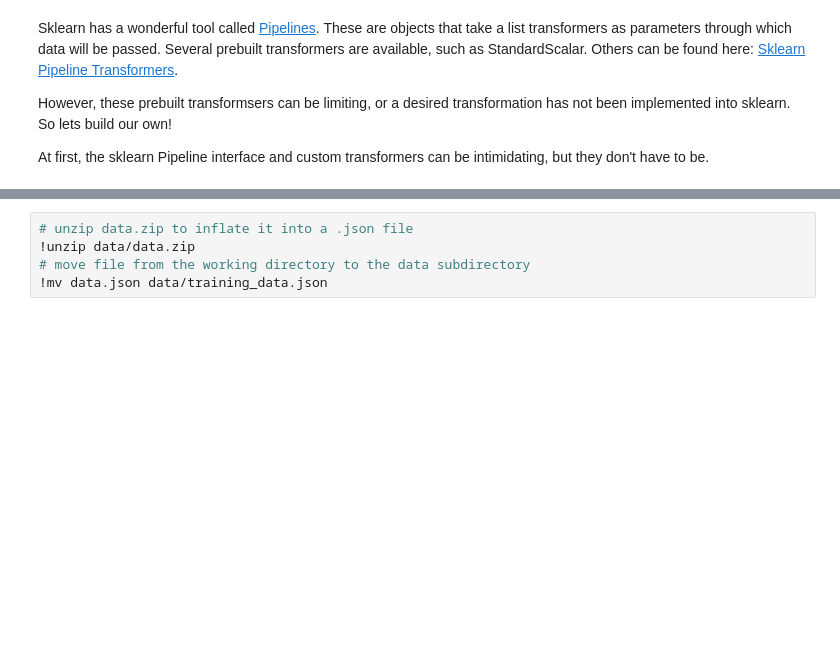
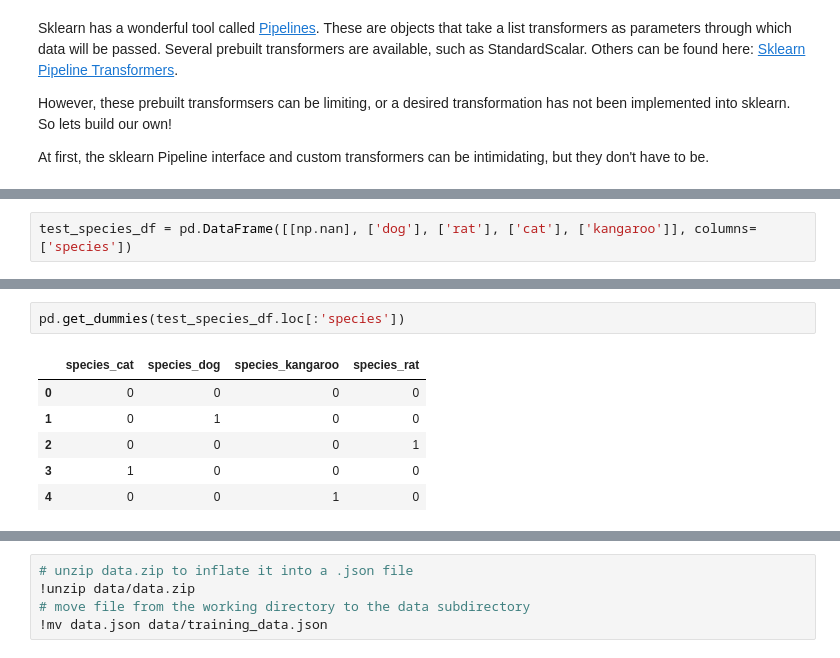
Before and after one commit to rsherer/sklearn_pipelines, a Jupyter notebook: sklearn_pipelines_lesson.ipynb, the cells around one changed output, grey strips where cells are left out. Saved outputs shown, nothing was run; the diff lists cells and outputs as text; blank space fills up the shorter version.

```diff
--- a/sklearn_pipelines_lesson.ipynb
+++ b/sklearn_pipelines_lesson.ipynb
@@ -19,0 +101,2 @@ import pickle
+# %%
+test_species_df = pd.DataFrame([[np.nan], ['dog'], ['rat'], ['cat'], ['kangaroo']], columns=['species'])
@@ -19,0 +130,9 @@ import pickle
+# %%
+pd.get_dummies(test_species_df.loc[:'species'])
+# %% [output]
+|  | species_cat | species_dog | species_kangaroo | species_rat |
+| 0 | 0 | 0 | 0 | 0 |
+| 1 | 0 | 1 | 0 | 0 |
+| 2 | 0 | 0 | 0 | 1 |
+| 3 | 1 | 0 | 0 | 0 |
+| 4 | 0 | 0 | 1 | 0 |
```
Also changed, not shown: parts of 33 cells of this notebook.
